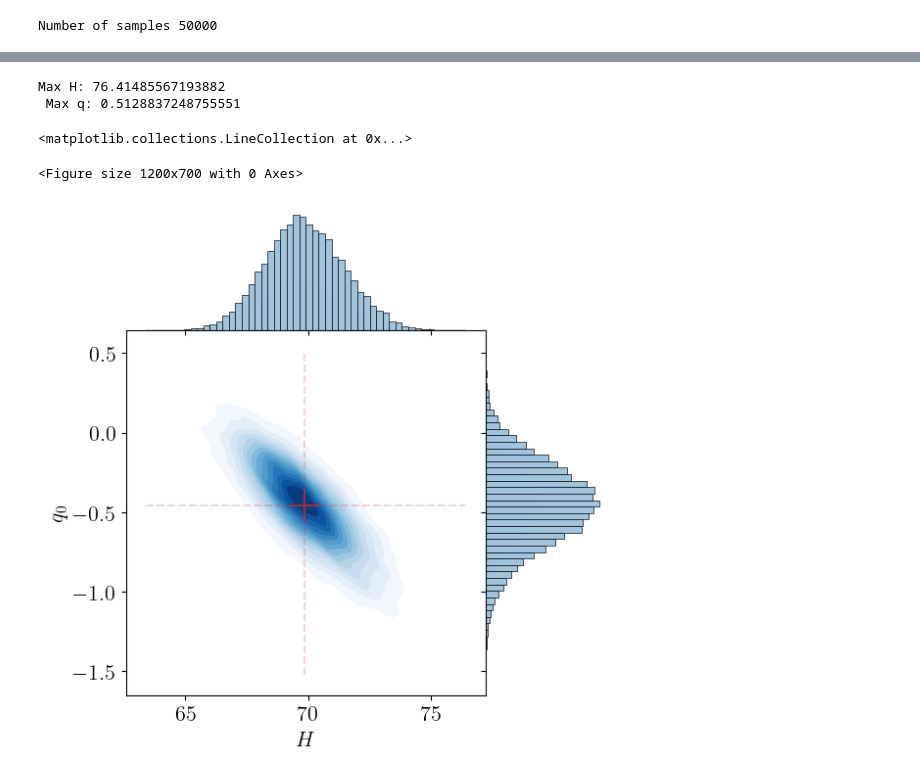
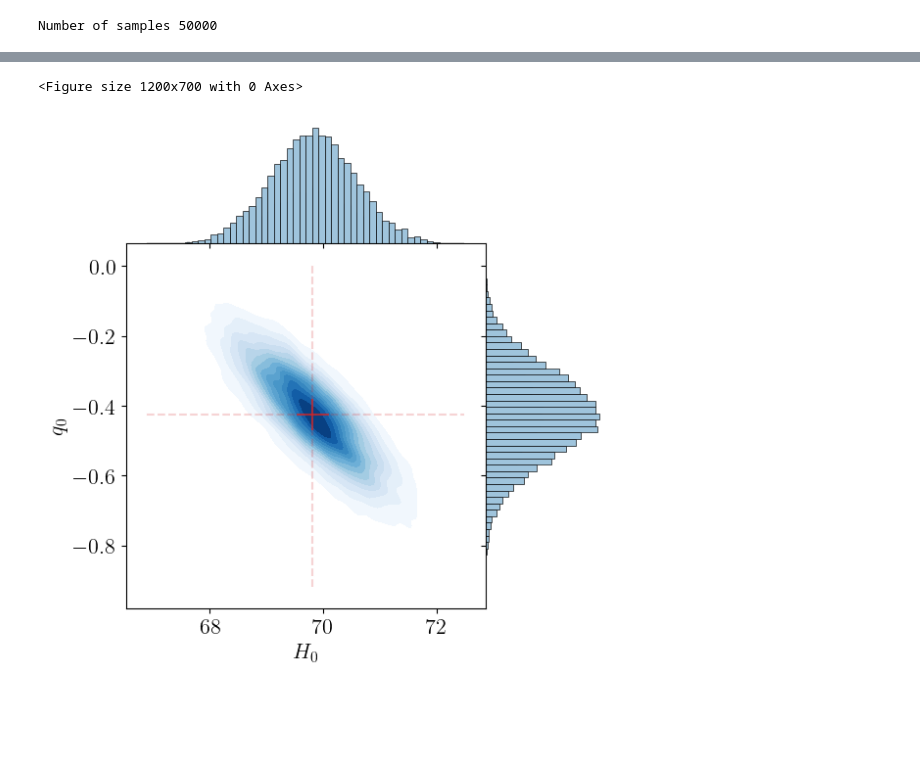
Before and after one commit to j-haralds/Advanced_sim, a Jupyter notebook: proj1_shared/proj1_jesper.ipynb, the cells around one changed output, grey strips where cells are left out. Drawn from its saved outputs; the diff is of its cells as text; code cells hidden in the pictures; blank space fills up the shorter version.

```diff
--- a/proj1_shared/proj1_jesper.ipynb
+++ b/proj1_shared/proj1_jesper.ipynb
@@ -222,25 +222,31 @@ Prior is given by $$\mathcal{U}_H[H_{min},H_{max}]\times\mathcal{U}_q[q_{min},q_
 
 Likelihood's given by $$\cancel{\left( \frac{1}{2\pi} \right)^{N_d/2}} \frac{1}{|W|^{-1/2}} \exp \left[ -\frac{1}{2} (\mathcal{D} - \boldsymbol{y}_{model})^{T} W (\mathcal{D} - \boldsymbol{y}_{model}) \right],$$ where $$W=\frac{1}{N_d}\begin{bmatrix} 1/\sigma^2_1 & \cdots & 0 \\ \vdots& \ddots & 0 \\ 0 & & 1/\sigma_{N_d}^2 \end{bmatrix}\quad\text{and}\quad\mathcal{D} = \mu \quad \text{and}\quad \boldsymbol{y}_{model}=5\log_{10}\left[\frac{c}{H_0}\left(z + \frac{1}{2}(1-q_0)z^2\right)\right] + 25$$
 # %%
-def log_likelihood(theta, z, mu, sig_mu):
+def log_likelihood(theta, z, mu, mu_err):
     '''
     z - found in data frame
     mu - found in data frame
     sig_m - found in data frame
     '''
-    H0 = theta[0]#.flatten()
-    q0 = theta[1]#.flatten()
-    s2 = sig_mu
+    # H0 = theta[0]#.flatten()
+    # q0 = theta[1]#.flatten()
+    # Nd = len(mu)
+    # w = 1 / mu_err**2 * (1 / Nd)
+    # W = np.diag(w)
+    # #print(np.max(W))
+    # y = mu
+    # model = d_to_mu(get_dl(H0,z,q0))
+
+    # log_like = -0.5 * (y - model).T @ W @ (y - model)/theta[2] + 0.5 * np.linalg.det(W) - Nd * (np.sum(np.log(2 * np.pi * theta[2]))/2)
+
     Nd = len(mu)
-    w = 1 / s2 * (1 / Nd)
-    W = np.diag(w)
-    #print(np.max(W))
-    y = mu
-    model = d_to_mu(get_dl(H0,z,q0))
+    resid = mu - d_to_mu(get_dl(theta[0],z,theta[1]))
+    W = 1.0 / (mu_err**2) * (1/Nd)
+    quad = -1/2 * np.sum(resid**2 * W)/theta[2]
+    const = -Nd/2 * np.sum(np.log(2 * np.pi * theta[2])) + 1/2 * np.sum(np.log(W))
+    log_like = quad + const
 
-    log_like = -0.5 * (y - model).T @ W @ (y - model)/theta[2] + 0.5 * np.linalg.det(W) - Nd * (np.sum(np.log(2 * np.pi * theta[2]))/2)
-
-    return log_like#, y[0], model[0]
+    return log_like
 
 def log_prior(theta,a0, b0, H0_lims = [50,100], q0_lims = [-2,2]):
 
@@ -456,32 +464,29 @@ fig = corner.corner(samples, labels=[r"$H_0$", r"$q_0$",r"$\sigma^2$"], color='t
 # %%
 plt.figure(figsize=(12,7))
-data = pd.DataFrame(samples,columns=['$H$','$q_0$','$\\sigma^2$'])
-x = '$H$'; y = '$q_0$'
+data = pd.DataFrame(samples,columns=['$H_0$','$q_0$','$\\sigma^2$'])
+x = '$H_0$'; y = '$q_0$'
 g = sns.jointplot(data = data, x =x,y =y,ratio=3,space = 0,kind = 'hist')#,joint_kws={'fill':True,'cmap':'Blues','levels':15})
 for coll in list(g.ax_joint.collections):
     coll.remove()
 g.plot_joint(sns.kdeplot,fill = True, cmap='Blues', levels = 15)
 #g.plot_marginals(sns.kdeplot,color='black',linewidth = 1)#,hue=like)
 g.plot_marginals(sns.histplot, bins=50, color="#9FC4DC", alpha=1)
 
 # Then, overlay the KDE curves on top
 #g.plot_marginals(sns.kdeplot, color='black', linewidth=1)
 
 dy = 0.05 * (np.max(data[y]) - np.min(data[y]))
 dx = 0.05 * (np.max(data[x]) - np.min(data[x]))
 plt.vlines(np.mean(data[x]),np.mean(data[y])-dy,np.mean(data[y])+dy,color = 'tab:red',lw = 1.5,alpha = 0.7)
 plt.vlines(np.mean(data[x]),np.min(data[y]),np.max(data[y]),color = 'tab:red',lw = 1.5,alpha = 0.2,ls = '--')
 plt.hlines(np.mean(data[y]),np.mean(data[x])-dx,np.mean(data[x])+dx,color = 'tab:red',lw = 1.5,alpha = 0.7)
 plt.hlines(np.mean(data[y]),np.min(data[x]),np.max(data[x]),color = 'tab:red',lw = 1.5,alpha = 0.2,ls = '--')
 #plt.tight_layout()
 #print(np.mean(data[x]))
-#plt.savefig(f'figs/jointPDF_q_s.pdf')
+#plt.savefig(f'figs/jointPDF_H0_q0.pdf')
 # %% [output]
-Max H: 76.41485567193882
- Max q: 0.5128837248755551
+<Figure size 1200x700 with 0 Axes>
-<matplotlib.collections.LineCollection at 0x...>
-<Figure size 1200x700 with 0 Axes>
-[figure, old version]
+[figure, new version]
 # %%
 print(f'Max H: {np.max(data[x])} \nMax q: {np.max(data[y])}')
 # %% [output]
```
Also changed, not shown: parts of 7 cells of this notebook, 7 other files.
